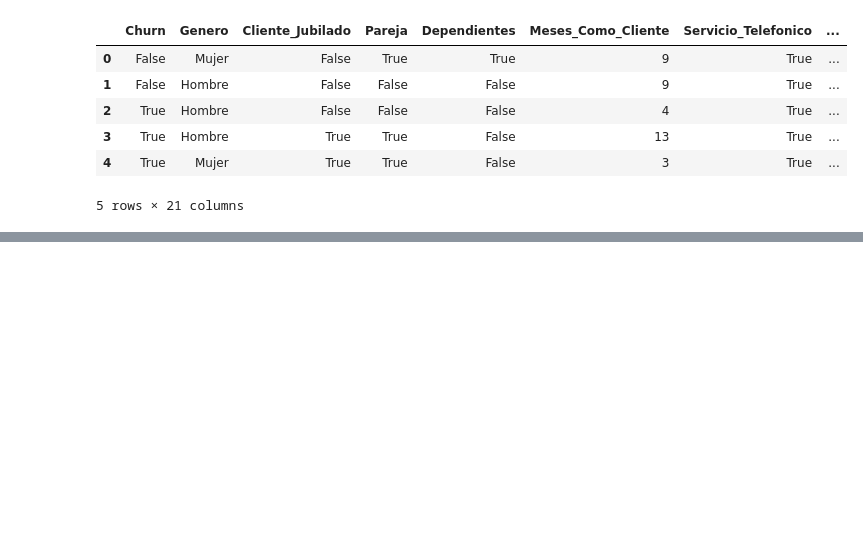
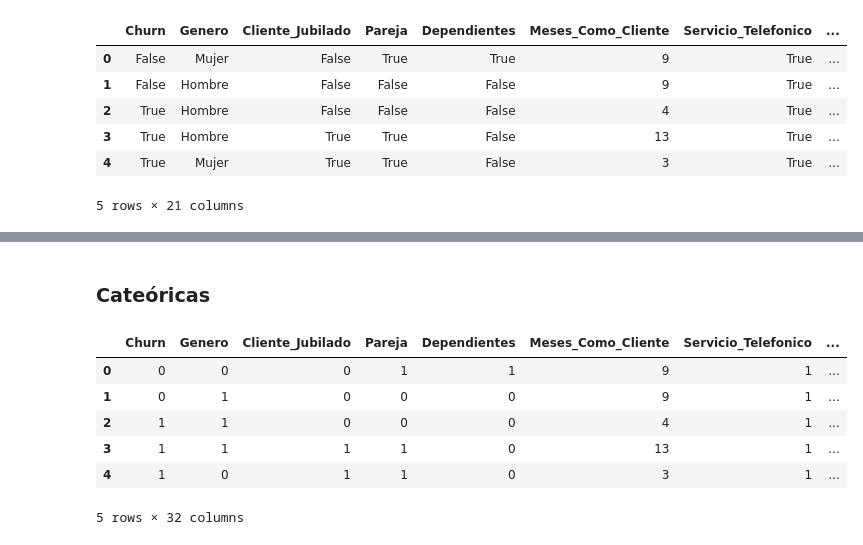
Before and after one commit to lunablanco/TelecomX_predictions, a Jupyter notebook: TelecomX_predicciones.ipynb, the cells around one changed output, grey strips where cells are left out. Saved outputs shown, nothing was run; the diff lists cells and outputs as text; code cells hidden in the pictures; blank space fills up the shorter version.

```diff
--- a/TelecomX_predicciones.ipynb
+++ b/TelecomX_predicciones.ipynb
@@ -79,0 +153,4 @@ df.head()
+# %%
+for col in columnas_especiales:
+    unique_vals = df[col].unique()
+    print(f"Valores únicos en {col}: {unique_vals}") #Supuse mal
@@ -79,0 +165,12 @@ df.head()
+# %%
+for col in columnas_especiales:
+    # Verificar si tiene servicios adicionales
+    if 'No phone service' in df[col].unique() or 'No internet service' in df[col].unique():
+        # Crear nueva columna binaria para indicar si el servicio es aplicable
+        df[f'{col}_Aplicable'] = df[col].apply(lambda x: 0 if 'No ' in x else 1)
+
+        # Transformar la columna original a binaria (solo donde es aplicable)
+        df[col] = df[col].map({'Yes': 1, 'No': 0, 'No phone service': 0, 'No internet service': 0})
+    else:
+        # Si no tiene categorías especiales, convertir normalmente
+        df[col] = df[col].map({'Yes': 1, 'No': 0})
@@ -79,0 +202,2 @@ df.head()
+# %% [markdown]
+### Cateóricas
@@ -79,0 +206,18 @@ df.head()
+# %%
+columnas_categoricas = ['Servicio_Internet', 'Contrato', 'Metodo_Pago']
+# %%
+encoder = OneHotEncoder(drop='first', sparse_output=False)
+encoded_data = encoder.fit_transform(df[columnas_categoricas])
+encoded_df = pd.DataFrame(encoded_data, columns=encoder.get_feature_names_out(columnas_categoricas))
+
+df = pd.concat([df.drop(columns=columnas_categoricas), encoded_df], axis=1)
+# %%
+df.head()
+# %% [output]
+|  | Churn | Genero | Cliente_Jubilado | Pareja | Dependientes | Meses_Como_Cliente | Servicio_Telefonico | ... |
+| 0 | 0 | 0 | 0 | 1 | 1 | 9 | 1 | ... |
+| 1 | 0 | 1 | 0 | 0 | 0 | 9 | 1 | ... |
+| 2 | 1 | 1 | 0 | 0 | 0 | 4 | 1 | ... |
+| 3 | 1 | 1 | 1 | 1 | 0 | 13 | 1 | ... |
+| 4 | 1 | 0 | 1 | 1 | 0 | 3 | 1 | ... |
+5 rows × 32 columns
```
Also changed, not shown: parts of 20 cells of this notebook.
